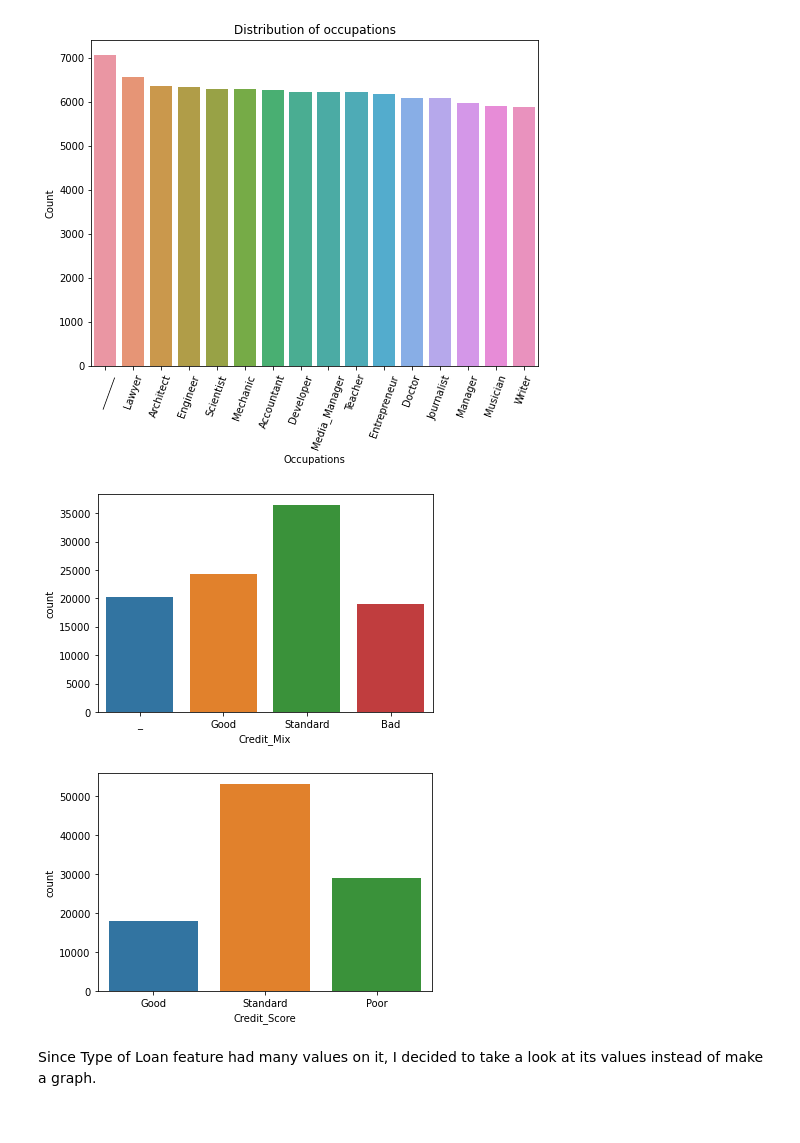
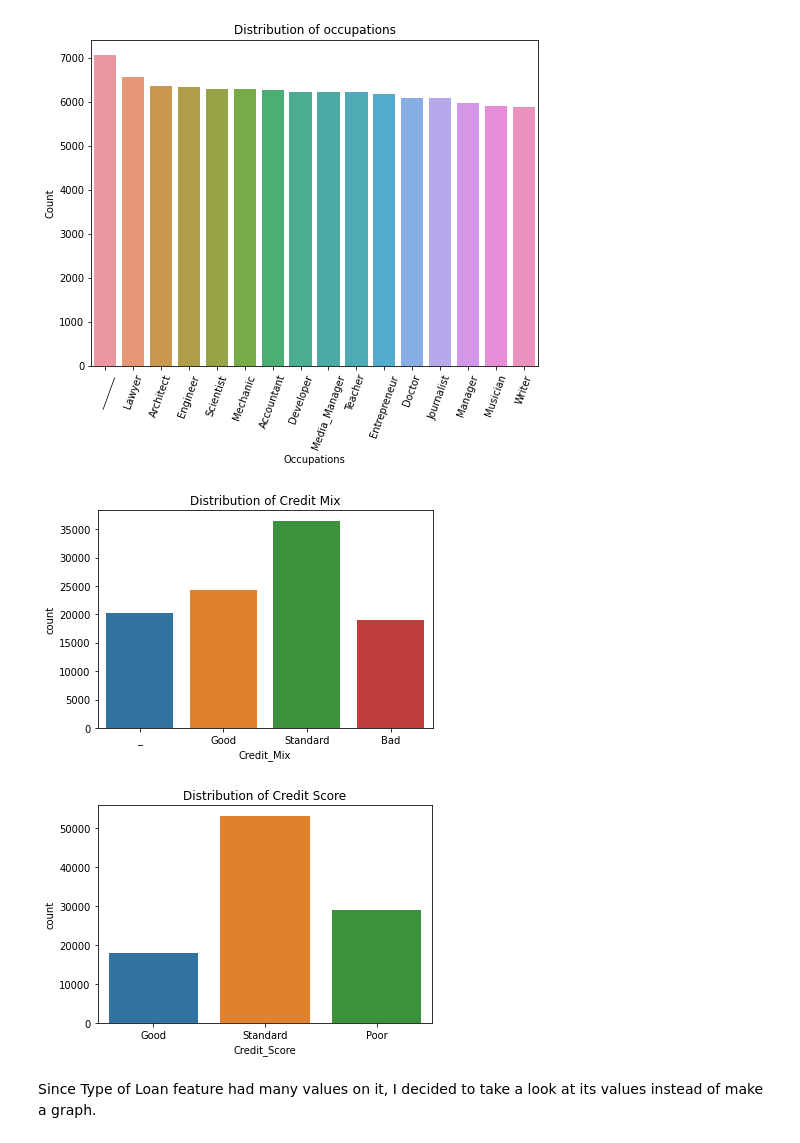
Before and after one commit to earo12/Credit-Score-Classification, a Jupyter notebook: Credit_Score_Classification.ipynb, the cells around one changed output. Cells and saved outputs as stored; diff of their text form; code cells hidden in the pictures.

Commit message:
Added titles to graphs

```diff
--- a/Credit_Score_Classification.ipynb
+++ b/Credit_Score_Classification.ipynb
@@ -91,14 +91,16 @@ plt.show()
 [figure]
 # %%
 sns.countplot(df_copy_train['Credit_Mix'])
+plt.title('Distribution of Credit Mix')
 plt.show()
 # %% [output]
-[figure, old version]
+[figure, new version]
 # %%
 sns.countplot(df_copy_train['Credit_Score'])
+plt.title('Distribution of Credit Score')
 plt.show()
 # %% [output]
-[figure, old version]
+[figure, new version]
 # %% [markdown]
 Since Type of Loan feature had many values on it, I decided to take a look at its values instead of make a graph.
 # %%
```
